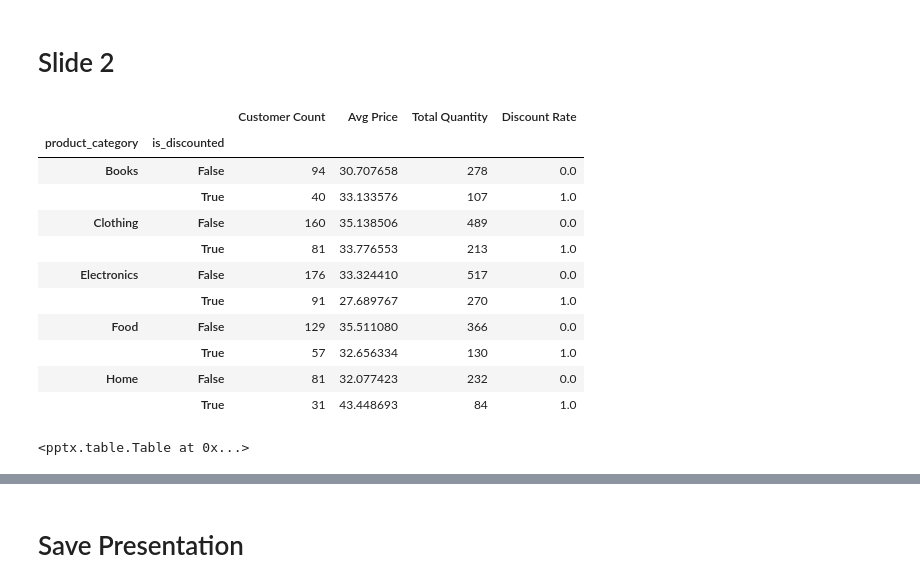
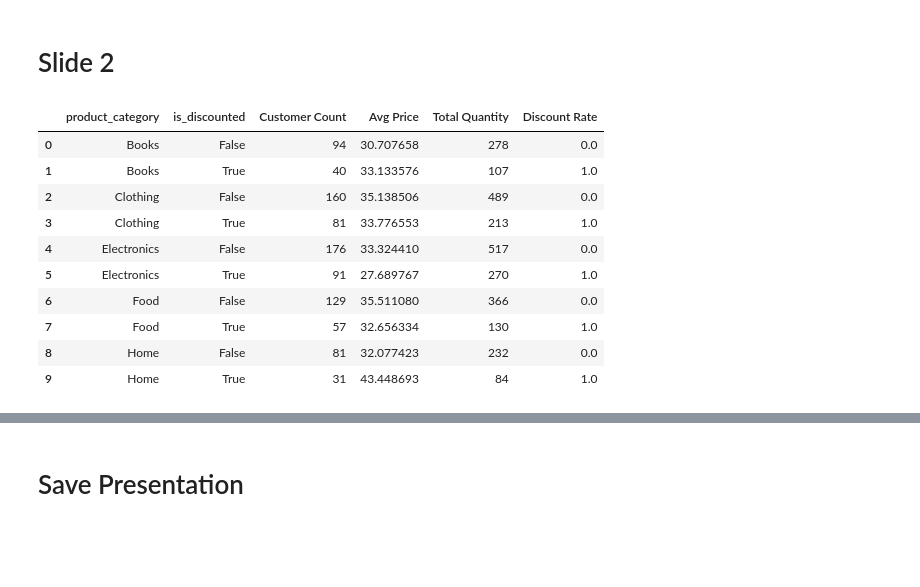
Before and after one commit to toddbenanzer/work_utils2, a Jupyter notebook: notebooks/presentation/example_01_simple_slides.ipynb, the cells around one changed output, grey strips where cells are left out. Saved outputs shown, nothing was run; the diff lists cells and outputs as text; code cells hidden in the pictures; blank space fills up the shorter version.

Commit message:
Refactor presentation module and add chart functionality; update configuration settings

```diff
--- a/notebooks/presentation/example_01_simple_slides.ipynb
+++ b/notebooks/presentation/example_01_simple_slides.ipynb
@@ -102,37 +109,27 @@ slide.add_table(data=agg_df, left=0.5, top=1.5, width=8, height=3, style_setting
 # %%
 agg_config = {
     "type": "aggregation",
     "spec": {
         "groupby": ["product_category", "is_discounted"],
         "aggregations": [
             {"column": "customer_id", "function": "nunique", "name": "Customer Count"},
             {"column": "price", "function": "mean", "name": "Avg Price"},
             {"column": "quantity", "function": "sum", "name": "Total Quantity"},
             {"column": "is_discounted", "function": "mean", "name": "Discount Rate"},
         ]
     }
 }
-agg_df = qt.aggregations.process_aggregation(df, agg_config) \
-    .set_index(agg_config['spec']['groupby'])
+agg_df = qt.aggregations.process_aggregation(df, agg_config)
 agg_df
 # %% [output]
-|  |  | Customer Count | Avg Price | Total Quantity | Discount Rate |
-| product_category | is_discounted |  |  |  |  |
-| Books | False | 94 | 30.707658 | 278 | 0.0 |
-|  | True | 40 | 33.133576 | 107 | 1.0 |
-| Clothing | False | 160 | 35.138506 | 489 | 0.0 |
-|  | True | 81 | 33.776553 | 213 | 1.0 |
-| Electronics | False | 176 | 33.324410 | 517 | 0.0 |
-|  | True | 91 | 27.689767 | 270 | 1.0 |
-| Food | False | 129 | 35.511080 | 366 | 0.0 |
-|  | True | 57 | 32.656334 | 130 | 1.0 |
-| Home | False | 81 | 32.077423 | 232 | 0.0 |
-|  | True | 31 | 43.448693 | 84 | 1.0 |
+|  | product_category | is_discounted | Customer Count | Avg Price | Total Quantity | Discount Rate |
+| 0 | Books | False | 94 | 30.707658 | 278 | 0.0 |
+| 1 | Books | True | 40 | 33.133576 | 107 | 1.0 |
+| 2 | Clothing | False | 160 | 35.138506 | 489 | 0.0 |
+| 3 | Clothing | True | 81 | 33.776553 | 213 | 1.0 |
+| 4 | Electronics | False | 176 | 33.324410 | 517 | 0.0 |
+| 5 | Electronics | True | 91 | 27.689767 | 270 | 1.0 |
+| 6 | Food | False | 129 | 35.511080 | 366 | 0.0 |
+| 7 | Food | True | 57 | 32.656334 | 130 | 1.0 |
+| 8 | Home | False | 81 | 32.077423 | 232 | 0.0 |
+| 9 | Home | True | 31 | 43.448693 | 84 | 1.0 |
-# %%
-slide = ppt.add_slide('Title Only')
-slide.set_title(title='Data', subtitle='Aggregation 2')
-style_settings = default_style_settings.copy()
-style_settings["column_widths"] = [1.0, 1.0, 1.0, 1.0, 1.0, 1.0]
-slide.add_table(data=agg_df, left=0.5, top=1.5, width=8, height=3, style_settings=style_settings)
-# %% [output]
-<pptx.table.Table at 0x...>
```
Also changed, not shown: parts of 7 cells of this notebook, 6 other files.
